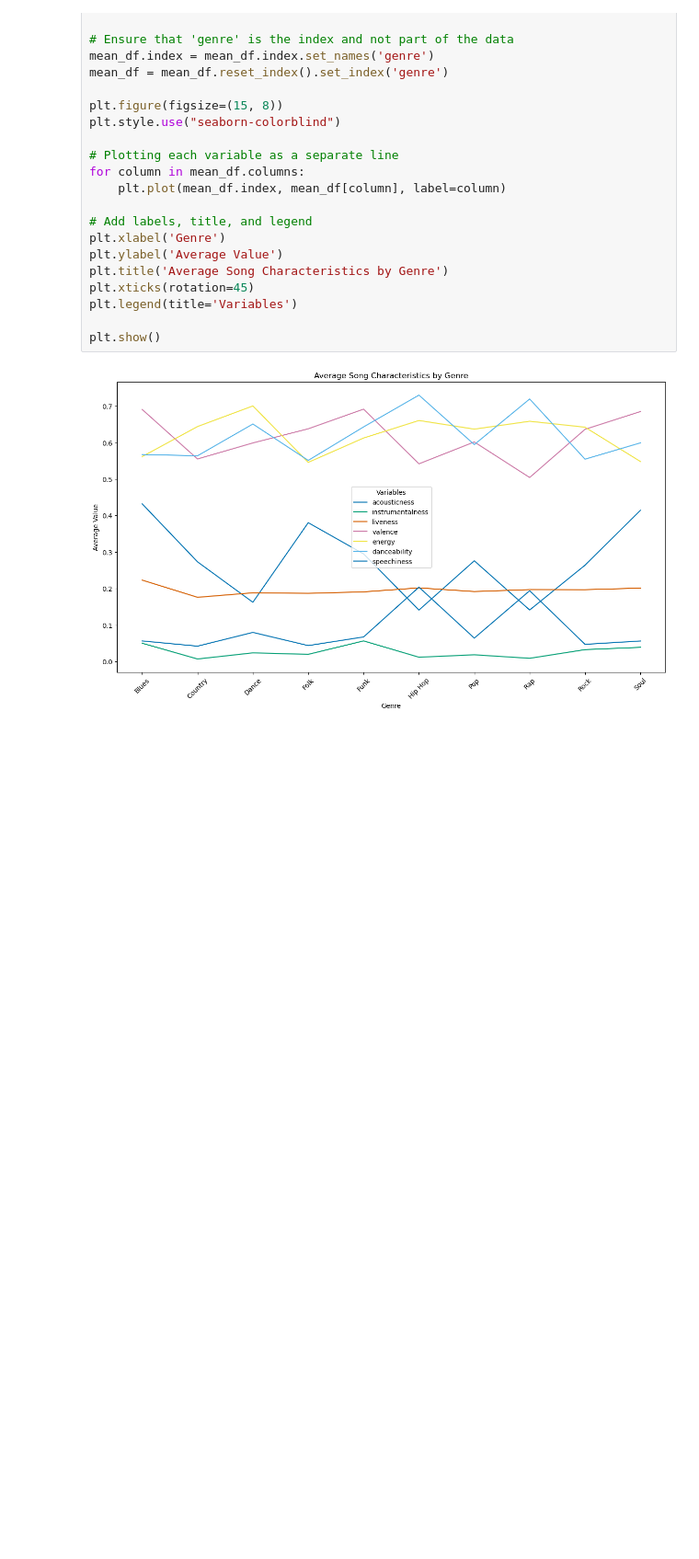
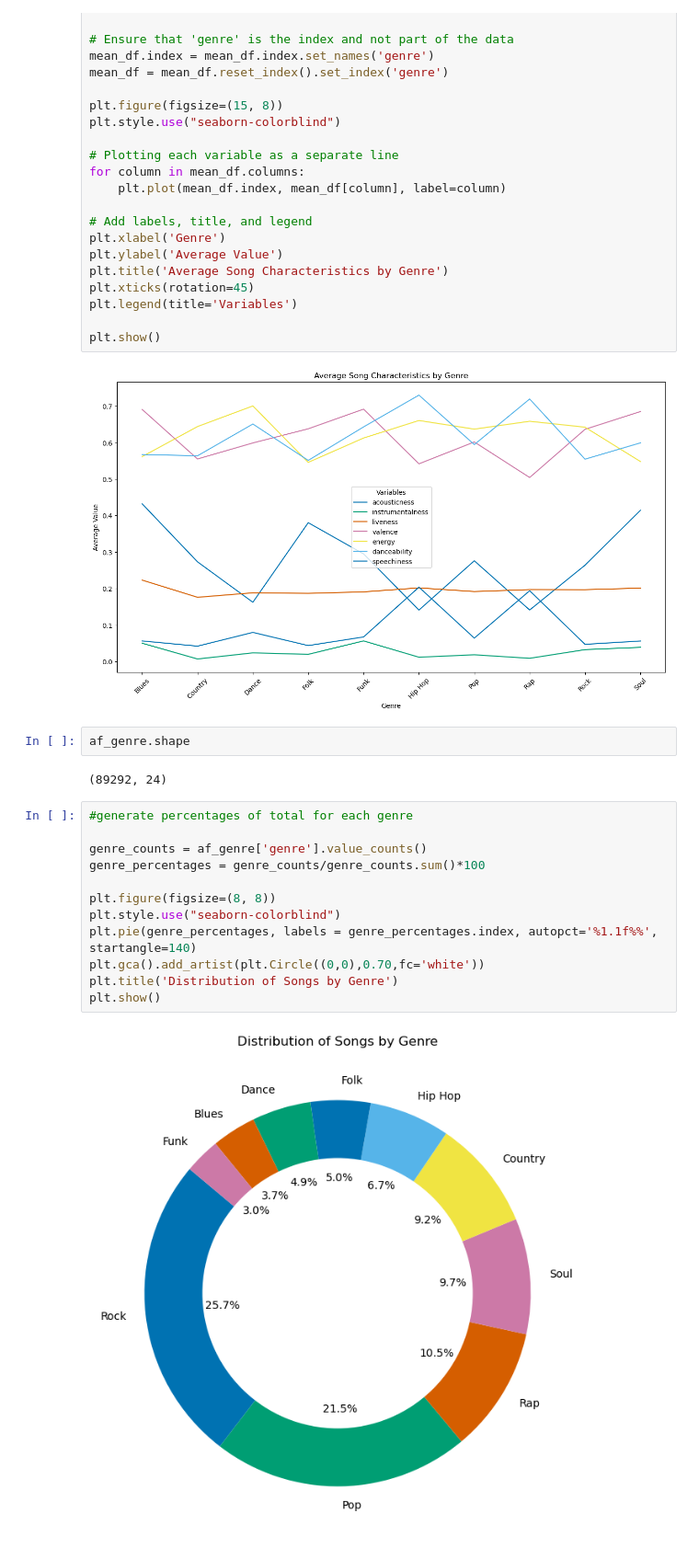
Before and after one commit to dliang5299/Spotify-Analysis, a Jupyter notebook: genre_analysis.ipynb, the cells around one changed output. Shown at 92% size. Saved outputs shown, nothing was run; the diff lists cells and outputs as text; blank space fills up the shorter version.

```diff
--- a/genre_analysis.ipynb
+++ b/genre_analysis.ipynb
@@ -511,3 +523,21 @@ plt.legend(title='Variables')
 plt.show()
 # %% [output]
 [figure]
+# %%
+af_genre.shape
+# %% [output]
+(89292, 24)
+# %%
+#generate percentages of total for each genre
+
+genre_counts = af_genre['genre'].value_counts()
+genre_percentages = genre_counts/genre_counts.sum()*100
+
+plt.figure(figsize=(8, 8))
+plt.style.use("seaborn-colorblind")
+plt.pie(genre_percentages, labels = genre_percentages.index, autopct='%1.1f%%', startangle=140)
+plt.gca().add_artist(plt.Circle((0,0),0.70,fc='white'))
+plt.title('Distribution of Songs by Genre')
+plt.show()
+# %% [output]
+[figure, added]
```
Also changed, not shown: parts of 4 cells of this notebook.
